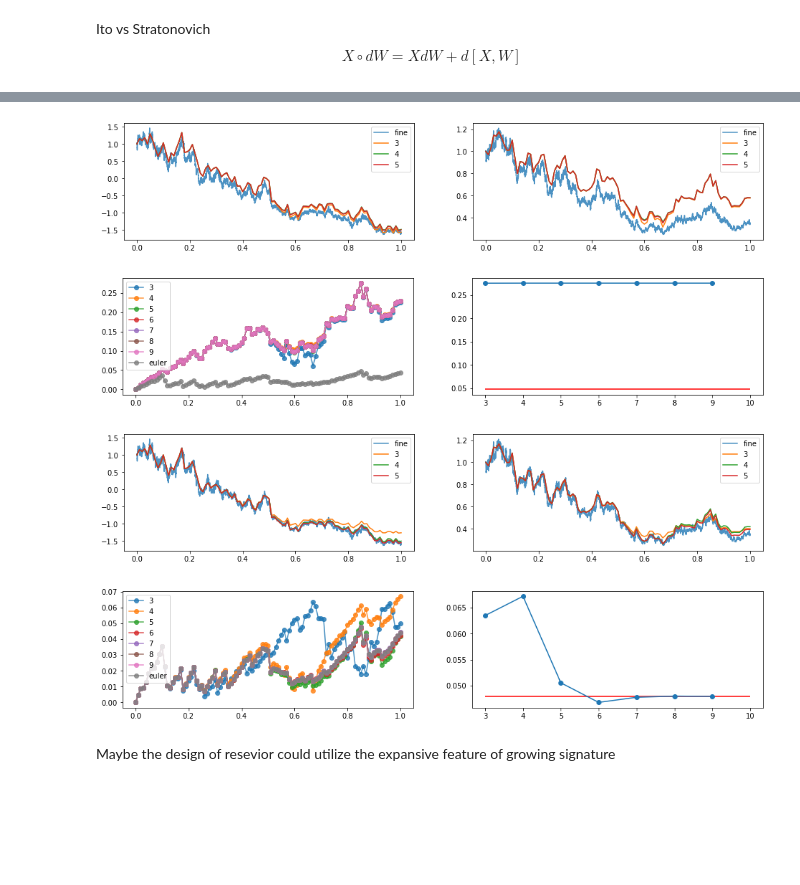
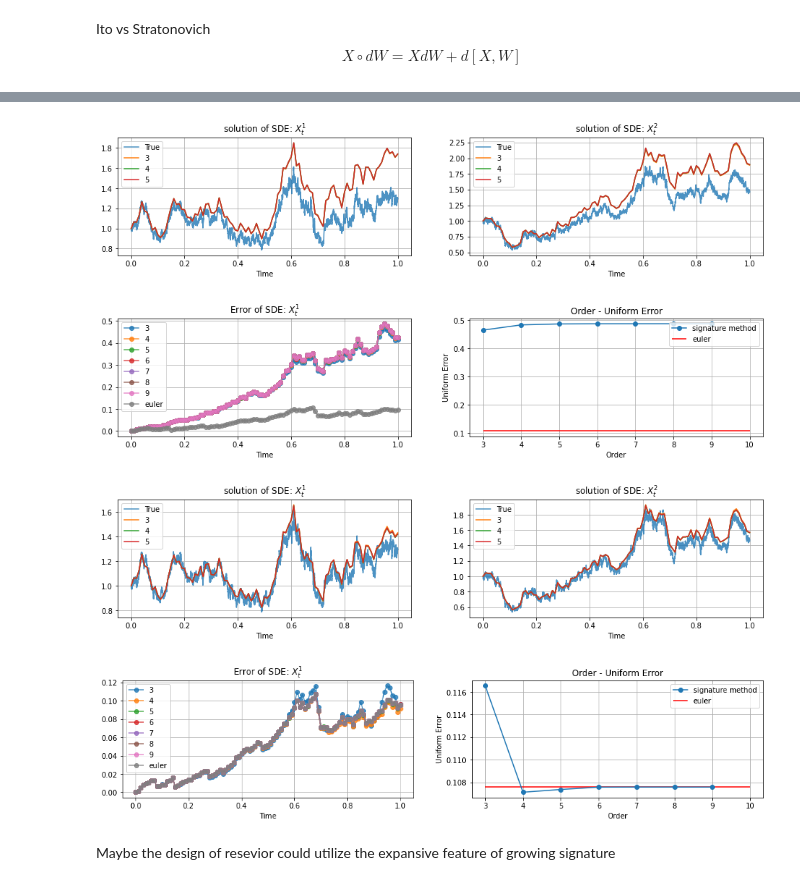
Before and after one commit to justinhou95/market_simulator, a Jupyter notebook: notebooks/resevoir4.ipynb, the cells around one changed output, grey strips where cells are left out. Cells and saved outputs as stored; diff of their text form; code cells hidden in the pictures; blank space fills up the shorter version.

```diff
--- a/notebooks/resevoir4.ipynb
+++ b/notebooks/resevoir4.ipynb
@@ -85,7 +78,8 @@ signatory.logsignature_channels(5,5)
 # %%
 # label = 'diagnoal'
 # label = 'commute'
-label = 'non-commutative'
+# label = 'non-commutative'
+label = 'special'
 dimensionBM = 2
 dimension = 2
 B = SDEmethod.get_B(label,dimensionBM,dimension)
@@ -119,7 +113,15 @@ SDEpath = eq.SDE_solver(initial, BMpath, 'euler')
 f,p=plt.subplots(1,2,figsize=(16,3))
 p[0].plot(time0,BMpath0,alpha = 0.8)
 p[0].plot(time,BMpath)
+p[0].title.set_text('Brownian motion: $(W_{t}^{1}, W_{t}^{2})$')
+p[0].set_xlabel('Time')
+p[0].grid()
+# p[0].set_ylabel('common ylabel')
+
 p[1].plot(time0,SDEpath0,alpha = 0.8)
 p[1].plot(time,SDEpath)
+p[1].title.set_text('Solution of SDE: $(X_{t}^{1}, X_{t}^{2})$ ')
+p[1].set_xlabel('Time')
+p[1].grid()
 plt.show()
 # %% [output]
@@ -127,35 +129,52 @@ plt.show()
 # %%
 reload(Sig_method)
 depth_set = list(range(3, 10))
 
 for growing in [False, True]:
     SDEpath_sig = [Sig_method.SDEfromSig(BMpath,initial,i,B,growing) for i in depth_set]
     f,p=plt.subplots(1,2,figsize=(16,3))
     p[0].plot(time0,SDEpath0[:,0],alpha = 0.8)
     [p[0].plot(time,path[:,0]) for path in SDEpath_sig[:3]]
-    p[0].legend(['fine'] + depth_set )
+    p[0].legend(['True'] + depth_set )
+    p[0].title.set_text('solution of SDE: $X^{1}_{t}$')
+    p[0].set_xlabel('Time')
+    p[0].grid()
+
     p[1].plot(time0,SDEpath0[:,1],alpha = 0.8)
     [p[1].plot(time,path[:,1]) for path in SDEpath_sig[:3]]
-    p[1].legend(['fine'] + depth_set )
+    p[1].legend(['True'] + depth_set )
+    p[1].title.set_text('solution of SDE: $X^{2}_{t}$')
+    p[1].set_xlabel('Time')
+    p[1].grid()
     plt.show()
 
     ERROR = []
     f,p=plt.subplots(1,2,figsize=(16,3))
     for path in SDEpath_sig:
         diff = np.abs(path[:,1] - SDEpath1[:,1])
         p[0].plot(time,diff,'o-',alpha = 0.8)
         ERROR.append(np.max(diff))
     error0 = np.max(np.abs(SDEpath[:,1] - SDEpath1[:,1]))
     p[0].plot(time,np.abs(SDEpath[:,1] - SDEpath1[:,1]),'o-',alpha = 0.8)
     p[0].legend(depth_set + ['euler'])
-    p[1].plot(depth_set,ERROR,'o-')
-    p[1].hlines(error0,3,10,'r')
+    p[0].set_xlabel('Time')
+    p[0].title.set_text('Error of SDE: $X^{1}_{t}$')
+    p[0].set_xlabel('Time')
+    p[0].grid()
+
+    p[1].plot(depth_set,ERROR,'o-',label = 'signature method')
+    p[1].hlines(error0,3,10,'r', label = 'euler')
+    p[1].legend(loc = 'upper right')
+    p[1].set_xlabel('Order')
+    p[1].set_ylabel('Uniform Error')
+    p[1].title.set_text('Order - Uniform Error')
+    p[1].grid()
     plt.show()
 # %% [output]
-[figure, old version]
+[figure, new version]
-[figure, old version]
+[figure, new version]
-[figure, old version]
+[figure, new version]
-[figure, old version]
+[figure, new version]
 # %% [markdown]
 Maybe the design of resevior could utilize the expansive feature of growing signature
 # %% [markdown]
```
Also changed, not shown: parts of 10 cells of this notebook, 22 other files.
